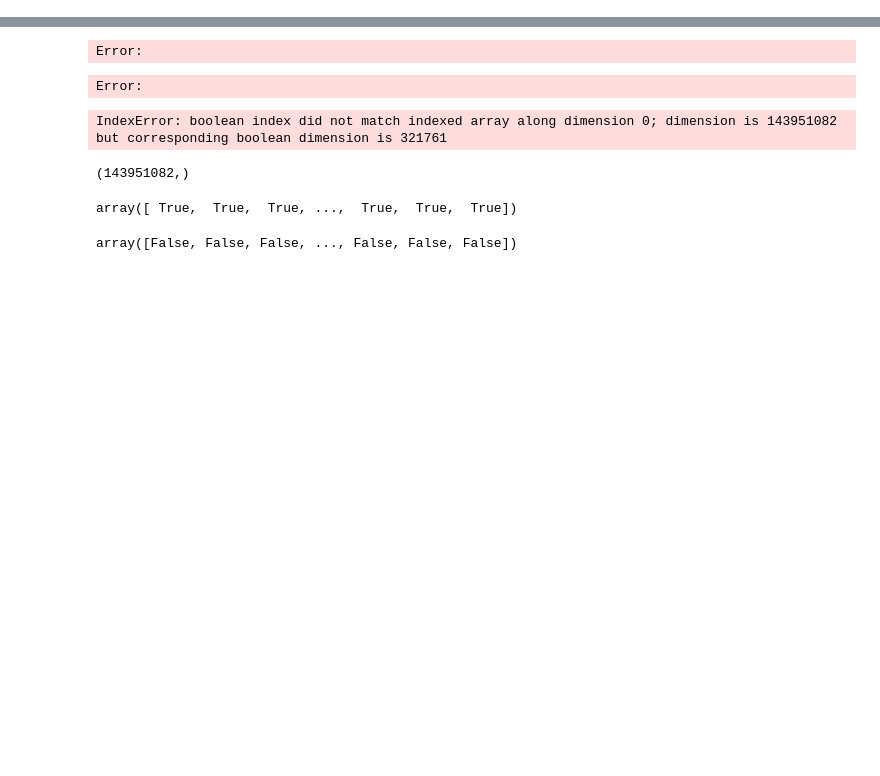
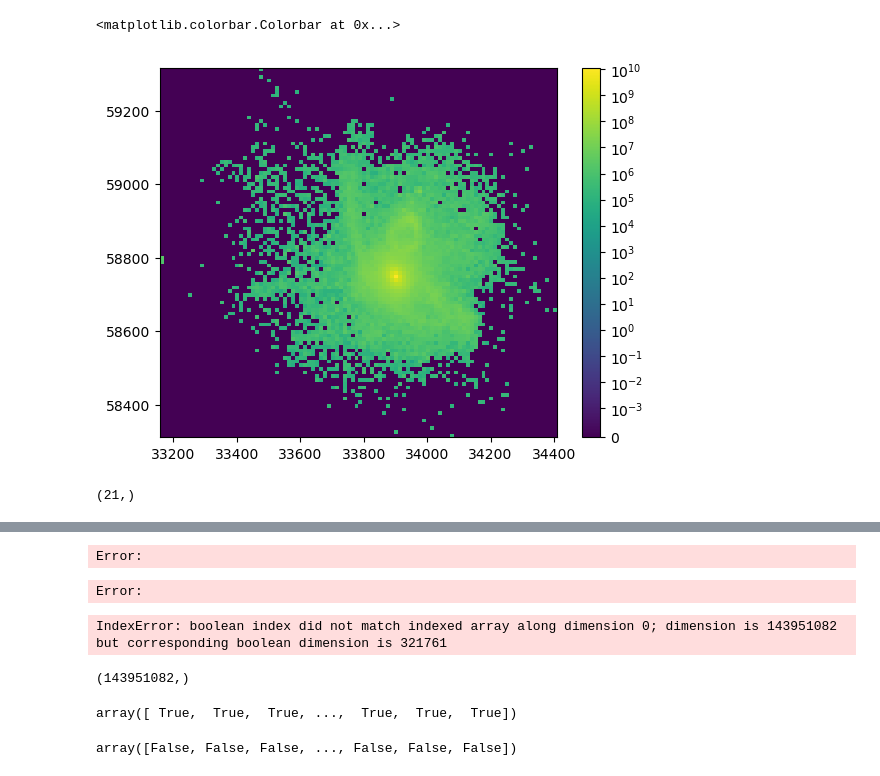
Before and after one commit to David-Chemaly/Stream_Finder, a Jupyter notebook: IllustrisHub.ipynb, the cells around one changed output, grey strips where cells are left out. Saved outputs shown, nothing was run; the diff lists cells and outputs as text; code cells hidden in the pictures; blank space fills up the shorter version.

```diff
--- a/IllustrisHub.ipynb
+++ b/IllustrisHub.ipynb
@@ -9,4 +9,8 @@ from tqdm import tqdm
 basePath = 'sims.TNG/TNG100-1/output'
 fields = ['SubhaloMass','SubhaloSFRinRad']
 snap = 99
-subhalos = il.groupcat.loadSubhalos(basePath,snap,fields=fields)
+# subhalos = il.groupcat.loadSubhalos(basePath,snap,fields=fields)
+
+halo_ID = 239993
+tree = il.sublink.loadTree(basePath,snap,halo_ID)
+tree_main = il.sublink.loadTree(basePath,snap,halo_ID,onlyMPB=True)
@@ -46,0 +160,2 @@ snap_to_look = np.unique(starsSnap)
+# %%
+starsID = np.loadtxt(f'progenitorID_subhalo{halo_ID}.txt', dtype=int)
@@ -46,0 +195,8 @@ snap_to_look = np.unique(starsSnap)
+# %%
+X = stars['Coordinates'][:,1]
+Y = stars['Coordinates'][:,2]
+plt.hist2d(X, Y, weights=starsID, bins=100,norm=SymLogNorm(0.001)); #, weights=a, bins=100);
+plt.colorbar()
+# %% [output]
+<matplotlib.colorbar.Colorbar at 0x...>
+[figure, added]
@@ -46,0 +217,4 @@ snap_to_look = np.unique(starsSnap)
+# %%
+np.unique(result_array).shape
+# %% [output]
+(21,)
```
Also changed, not shown: parts of 46 cells of this notebook.
